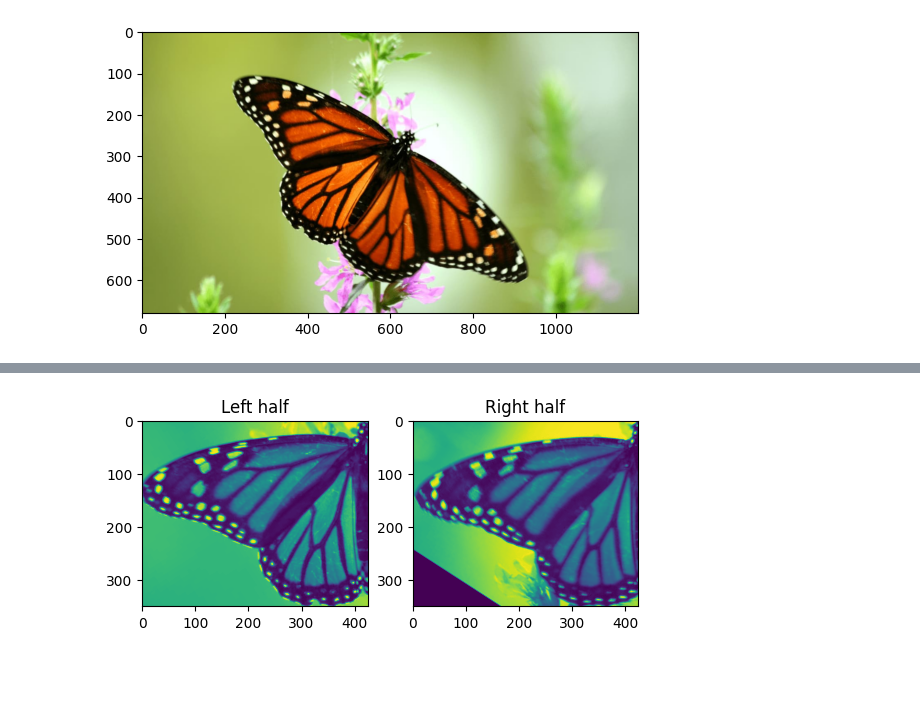
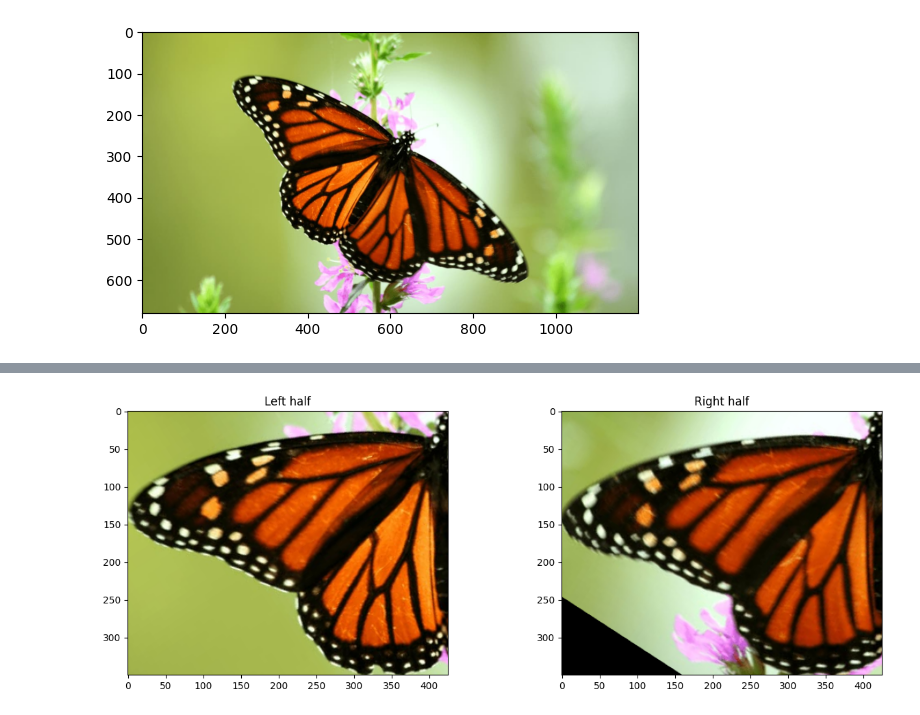
Before and after one commit to GMuradas99/Strength-Of-Symmetry, a Jupyter notebook: symmetry-strength.ipynb, the cells around one changed output, grey strips where cells are left out. Cells and saved outputs as stored; diff of their text form; code cells hidden in the pictures; blank space fills up the shorter version.

```diff
--- a/symmetry-strength.ipynb
+++ b/symmetry-strength.ipynb
@@ -34,0 +65,15 @@ plt.show()
+# %%
+# Rotating the image
+rotationMatrix = cv2.getRotationMatrix2D((img.shape[1]//2,img.shape[0]//2),-rotationDegrees,1)
+rotate = cv2.warpAffine(img,rotationMatrix,(img.shape[1], img.shape[0]))
+
+# Cropping the rotated image
+startPoint = startVertex
+length = bbWidthAndLength
+cropped = rotate[startPoint[1]:startPoint[1]+length[1], startPoint[0]:startPoint[0]+length[0]]
+
+# Display
+_, ax = plt.subplots(1,2, figsize=(15, 5))
+ax[0].imshow(rotate), ax[0].set_title(f'{-rotationDegrees}° of rotation')
+ax[1].imshow(cropped), ax[1].set_title(f'Cropped to bounding box')
+plt.show()
@@ -35,17 +86,18 @@ plt.show()
 # %%
 # Cropping right and left halves
 leftHalf = cropped[:, :length[0]//2]
 rightHalf = cropped[:, length[0]//2:]
 # Mirroring the right side
 rightHalf = cv2.flip(rightHalf, 1)
 
+# Black and White
 BWleft = cv2.cvtColor(leftHalf, cv2.COLOR_RGB2GRAY)
 BWright = cv2.cvtColor(rightHalf, cv2.COLOR_RGB2GRAY)
 
 # Display
-_, ax = plt.subplots(1,2)
-ax[0].imshow(BWleft), ax[0].set_title(f'Left half')
-ax[1].imshow(BWright), ax[1].set_title(f'Right half')
+_, ax = plt.subplots(1,2, figsize=(15, 5))
+ax[0].imshow(leftHalf), ax[0].set_title(f'Left half')
+ax[1].imshow(rightHalf), ax[1].set_title(f'Right half')
 plt.show()
 # %% [output]
-[figure, old version]
+[figure, new version]
```
Also changed, not shown: parts of 25 cells of this notebook.
